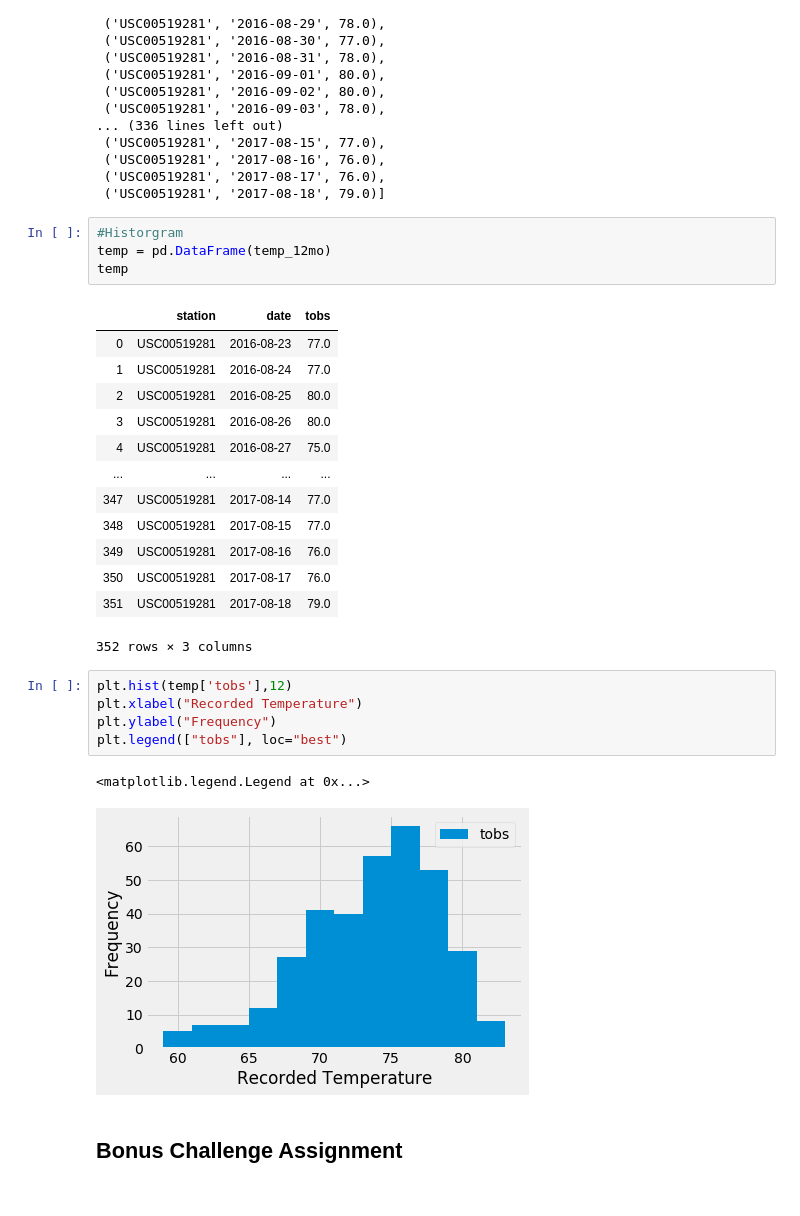
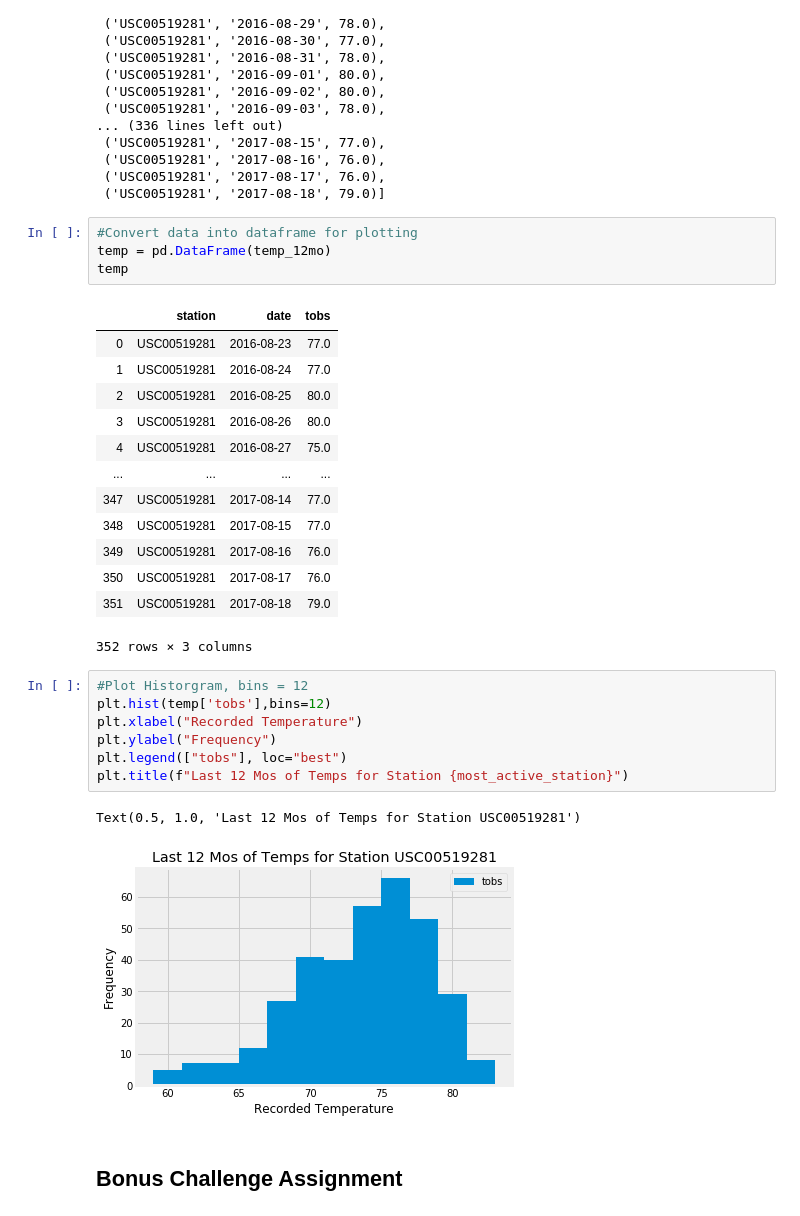
Before and after one commit to NBK9zuq/sqlalchemy-challenge, a Jupyter notebook: climate_starter-Copy1.ipynb, the cells around one changed output. Drawn from its saved outputs; the diff is of its cells as text.

```diff
--- a/climate_starter-Copy1.ipynb
+++ b/climate_starter-Copy1.ipynb
@@ -193,7 +185,7 @@ temp_12mo
  ('USC00519281', '2017-08-17', 76.0),
  ('USC00519281', '2017-08-18', 79.0)]
 # %%
-#Historgram
+#Convert data into dataframe for plotting
 temp = pd.DataFrame(temp_12mo)
 temp
 # %% [output]
@@ -211,13 +203,15 @@ temp
 | 351 | USC00519281 | 2017-08-18 | 79.0 |
 352 rows × 3 columns
 # %%
-plt.hist(temp['tobs'],12)
+#Plot Historgram, bins = 12
+plt.hist(temp['tobs'],bins=12)
 plt.xlabel("Recorded Temperature")
 plt.ylabel("Frequency")
 plt.legend(["tobs"], loc="best")
+plt.title(f"Last 12 Mos of Temps for Station {most_active_station}")
 # %% [output]
-<matplotlib.legend.Legend at 0x...>
+Text(0.5, 1.0, 'Last 12 Mos of Temps for Station USC00519281')
-[figure, old version]
+[figure, new version]
 # %% [markdown]
 ## Bonus Challenge Assignment
 # %%
```
Also changed, not shown: parts of 6 cells of this notebook, 3 other files.
